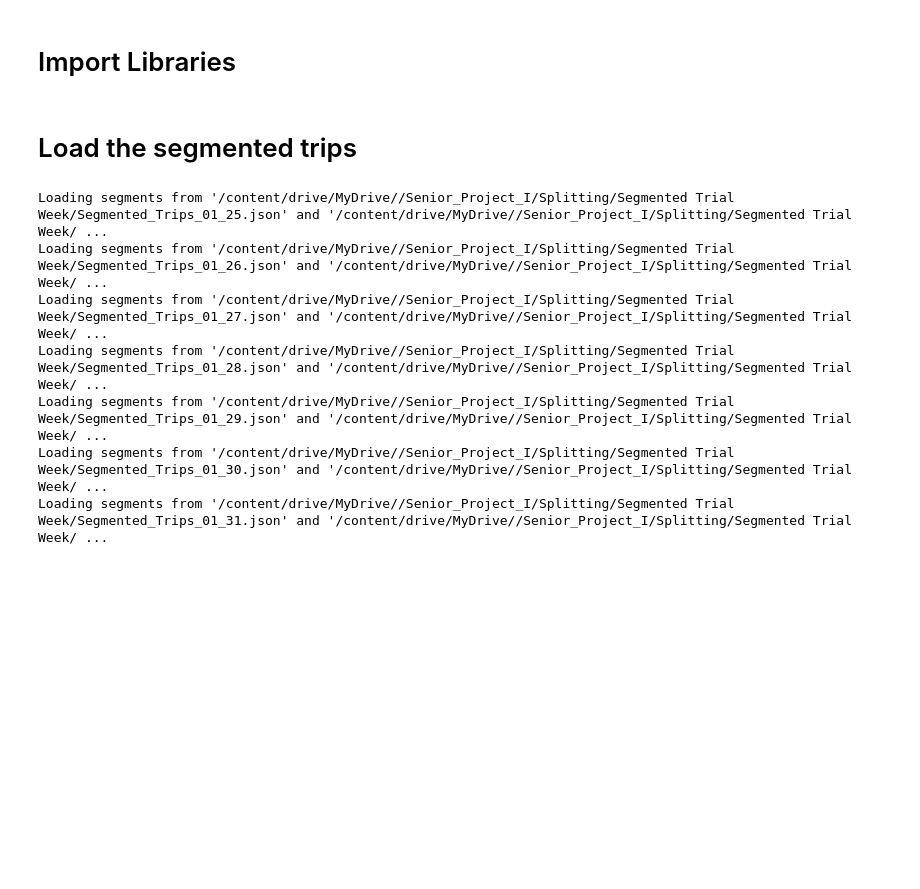
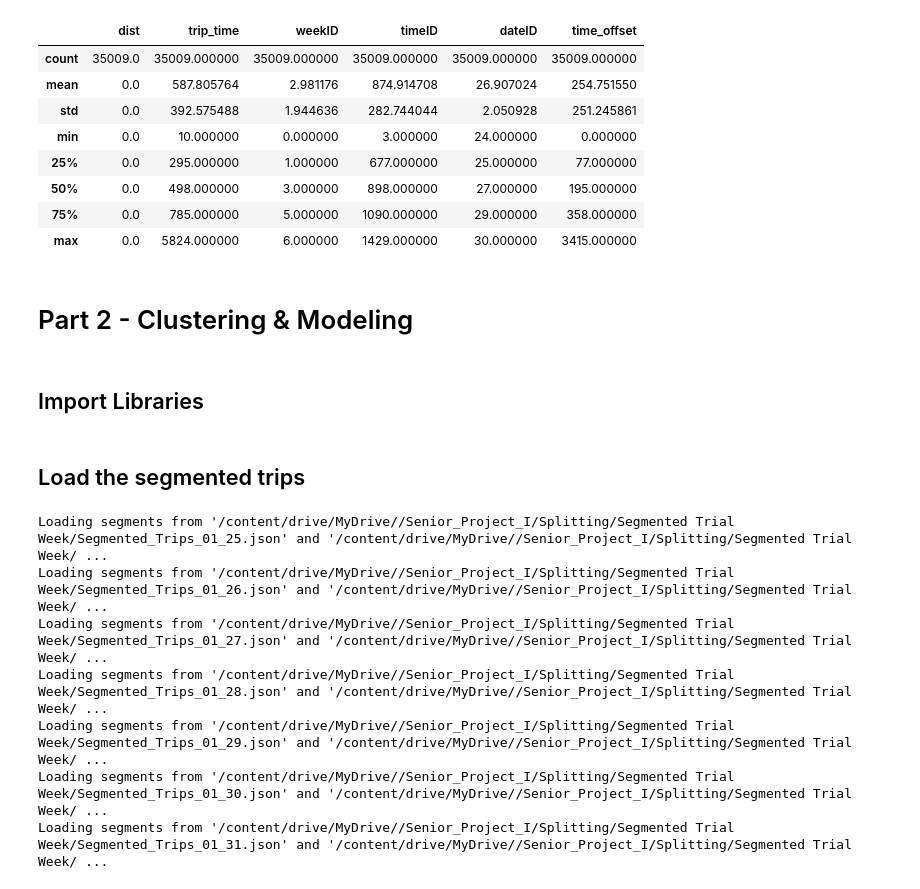
Before and after one commit to nadabadawi/eta-rfr, a Jupyter notebook: main.ipynb, the cells around one changed output. Cells and saved outputs as stored; diff of their text form; code cells hidden in the pictures; blank space fills up the shorter version.

Commit message:
Cleaned EDA & Modeling notebook

```diff
--- a/clustering.ipynb
+++ b/main.ipynb
@@ -0,0 +270,2 @@
+# %%
+df=truncated_df
@@ -0,0 +284,23 @@
+# %%
+def create_combined(longest_intervals_df, pooling_df):
+
+    # Rename 'booking_id' to 'trip_id' in pooling_df for consistency
+    pooling_df = pooling_df.rename(columns={'booking_id': 'trip_id'})
+
+    combined_df = (
+        longest_intervals_df[['trip_id', 'start_lat', 'start_lng']]
+        .merge(pooling_df[['trip_id', 'pickup_latitude', 'pickup_longitude']], on='trip_id', how='inner')
+    )
+
+    # Rename columns for clarity in the combined data
+    combined_df = combined_df.rename(columns={
+        'start_lat': 'stationary_df_lat',
+        'start_lng': 'stationary_df_lng',
+        'pickup_latitude': 'pooling_df_lat',
+        'pickup_longitude': 'pooling_df_lng'
+    })
+    return combined_df
+
+combined_df = create_combined(longest_intervals_df, df_pooling)
+
+combined_df = combined_df.merge(df[['trip_id', 'merchant_id']], on='trip_id', how='left')
@@ -0,0 +445,15 @@
+# %%
+# Drop non-matching trips from `df` and `longest_intervals_df`
+def drop_non_matching_trips(df, longest_intervals_df, non_matching_entries):
+    # Extract the trip IDs from non-matching entries
+    non_matching_trip_ids = non_matching_entries['trip_id'].unique()
+
+    # Drop these trips from both dfs
+    df_filtered = df[~df['trip_id'].isin(non_matching_trip_ids)]
+    longest_intervals_filtered = longest_intervals_df[~longest_intervals_df['trip_id'].isin(non_matching_trip_ids)]
+
+    return df_filtered, longest_intervals_filtered
+
+
+df, longest_intervals_df = drop_non_matching_trips(df, longest_intervals_df, non_matching_entries)
+print("Filtered DataFrames saved.")
@@ -1,2 +677,16 @@
+# %%
+second_segment_df.describe()
+# %% [output]
+|  | dist | trip_time | weekID | timeID | dateID | time_offset |
+| count | 35009.0 | 35009.000000 | 35009.000000 | 35009.000000 | 35009.000000 | 35009.000000 |
+| mean | 0.0 | 587.805764 | 2.981176 | 874.914708 | 26.907024 | 254.751550 |
+| std | 0.0 | 392.575488 | 1.944636 | 282.744044 | 2.050928 | 251.245861 |
+| min | 0.0 | 10.000000 | 0.000000 | 3.000000 | 24.000000 | 0.000000 |
+| 25% | 0.0 | 295.000000 | 1.000000 | 677.000000 | 25.000000 | 77.000000 |
+| 50% | 0.0 | 498.000000 | 3.000000 | 898.000000 | 27.000000 | 195.000000 |
+| 75% | 0.0 | 785.000000 | 5.000000 | 1090.000000 | 29.000000 | 358.000000 |
+| max | 0.0 | 5824.000000 | 6.000000 | 1429.000000 | 30.000000 | 3415.000000 |
+# %% [markdown]
+# Part 2 - Clustering & Modeling
 # %%
 import os
@@ -4,5 +694,5 @@ os.chdir('../Clustering_V2_Output')
 # %% [markdown]
-# Import Libraries
+## Import Libraries
 # %%
 from sklearn.neighbors import NearestNeighbors
 import numpy as np
@@ -30,7 +720,7 @@ from sklearn.linear_model import LinearRegression
 from sklearn.model_selection import learning_curve
 import json
 # %% [markdown]
-# Load the segmented trips
+## Load the segmented trips
 # %%
 road_df_list = []
 second_segment_df_list = []
```
Also changed, not shown: parts of 59 cells of this notebook, 1 other file.
